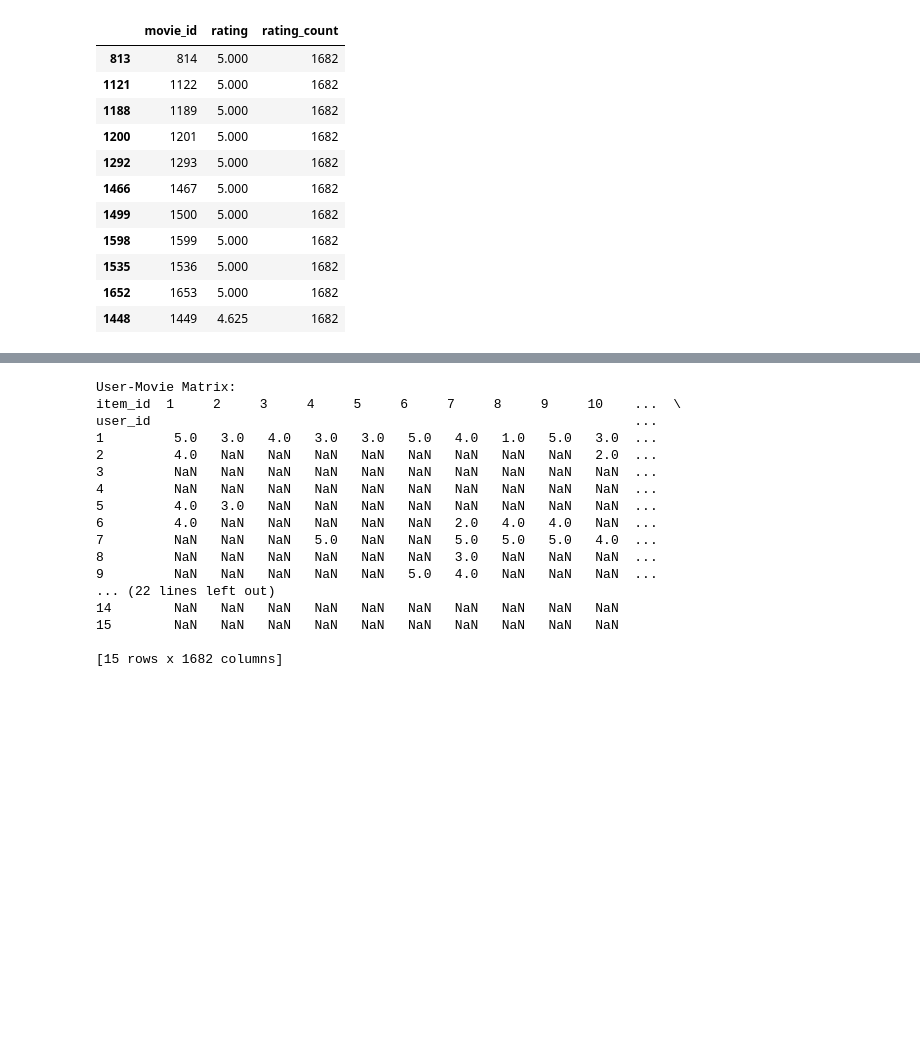
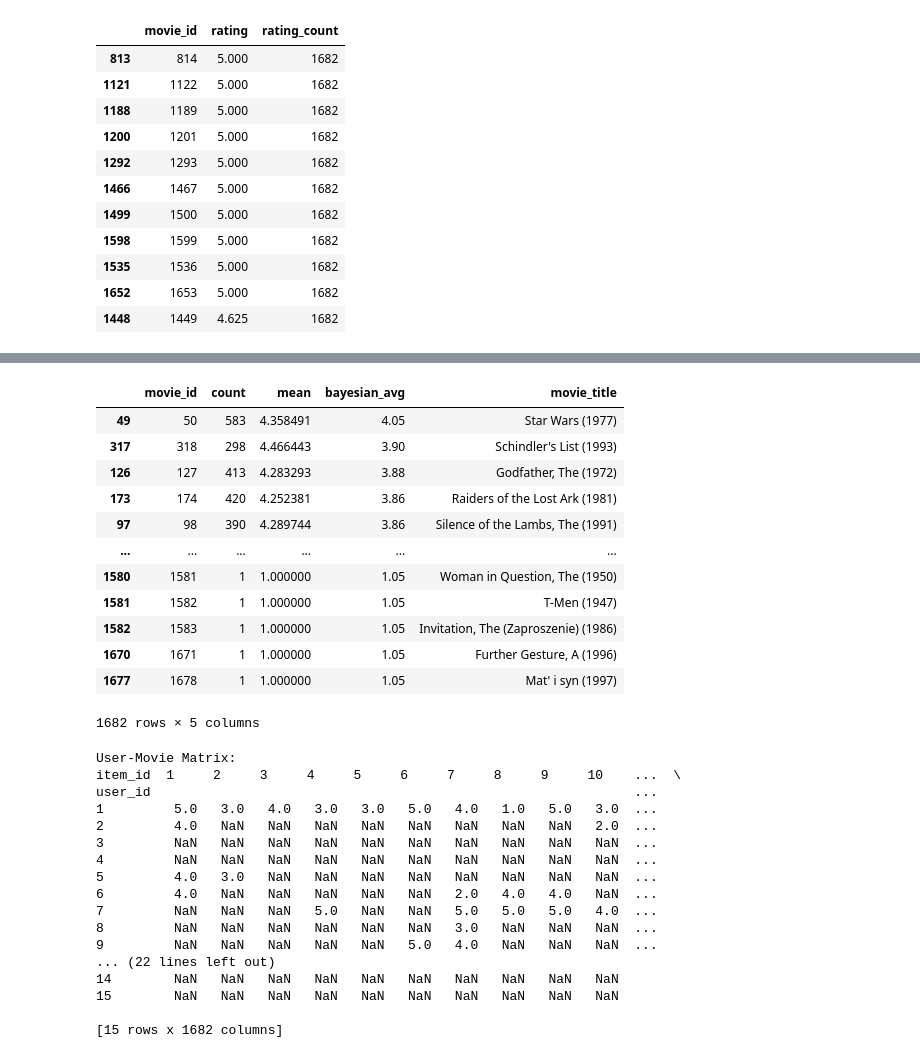
Before and after one commit to ChoutouriadiKaterina/Big_Data_2024, a Jupyter notebook: step one.ipynb, the cells around one changed output, grey strips where cells are left out. Drawn from its saved outputs; the diff is of its cells as text; code cells hidden in the pictures; blank space fills up the shorter version.

```diff
--- a/step one.ipynb
+++ b/step one.ipynb
@@ -306,3 +306,17 @@ top_ratest_movies
 | 1535 | 1536 | 5.000 | 1682 |
 | 1652 | 1653 | 5.000 | 1682 |
 | 1448 | 1449 | 4.625 | 1682 |
+# %%
+#Statistics revised
+# Tutorial: https://www.youtube.com/watch?v=XfAe-HLysOM&t=1685s
+movies_stats = ratings1.groupby('movie_id')['rating'].agg(['count', 'mean'])
+#Let's find Bayesian average to check the highest rated movies based on ratings and the ratings number.
+C = movies_stats['count'].mean()
+m = movies_stats['mean'].mean()
+
+print("Average number of ratings for a given movie: %s" %(round(C,2)))
+print("Average rating for a given movie: %s" %(round(m,2)))
+
+def bayesian_average(ratings):
+    bayesian_average = (C+m+ratings.sum())/(C+ratings.count())
+    return round(bayesian_average,2)
@@ -308,0 +326,5 @@ top_ratest_movies
+# %%
+bayesian_average_ratings = ratings1.groupby('movie_id')['rating'].agg(bayesian_average).reset_index()
+bayesian_average_ratings.columns = ['movie_id', 'bayesian_avg']
+movies_stats = movies_stats.merge(bayesian_average_ratings, on = 'movie_id')
+movies_stats
@@ -309,3 +345,20 @@ top_ratest_movies
+# %%
+movies_stats = movies_stats.merge(movies[['movie_id','movie_title']])
+movies_stats.sort_values('bayesian_avg', ascending= False)
+# %% [output]
+|  | movie_id | count | mean | bayesian_avg | movie_title |
+| 49 | 50 | 583 | 4.358491 | 4.05 | Star Wars (1977) |
+| 317 | 318 | 298 | 4.466443 | 3.90 | Schindler's List (1993) |
+| 126 | 127 | 413 | 4.283293 | 3.88 | Godfather, The (1972) |
+| 173 | 174 | 420 | 4.252381 | 3.86 | Raiders of the Lost Ark (1981) |
+| 97 | 98 | 390 | 4.289744 | 3.86 | Silence of the Lambs, The (1991) |
+| ... | ... | ... | ... | ... | ... |
+| 1580 | 1581 | 1 | 1.000000 | 1.05 | Woman in Question, The (1950) |
+| 1581 | 1582 | 1 | 1.000000 | 1.05 | T-Men (1947) |
+| 1582 | 1583 | 1 | 1.000000 | 1.05 | Invitation, The (Zaproszenie) (1986) |
+| 1670 | 1671 | 1 | 1.000000 | 1.05 | Further Gesture, A (1996) |
+| 1677 | 1678 | 1 | 1.000000 | 1.05 | Mat' i syn (1997) |
+1682 rows × 5 columns
 # %%
 # Outlier Detection for Users and Movies with a 1.5 Standard Deviation Threshold
 # choosing 1.5 for the outlier threshold because ~91% of users are concentrated below 1.5 standard deviation of the mean.
```
Also changed, not shown: parts of 3 cells of this notebook.
